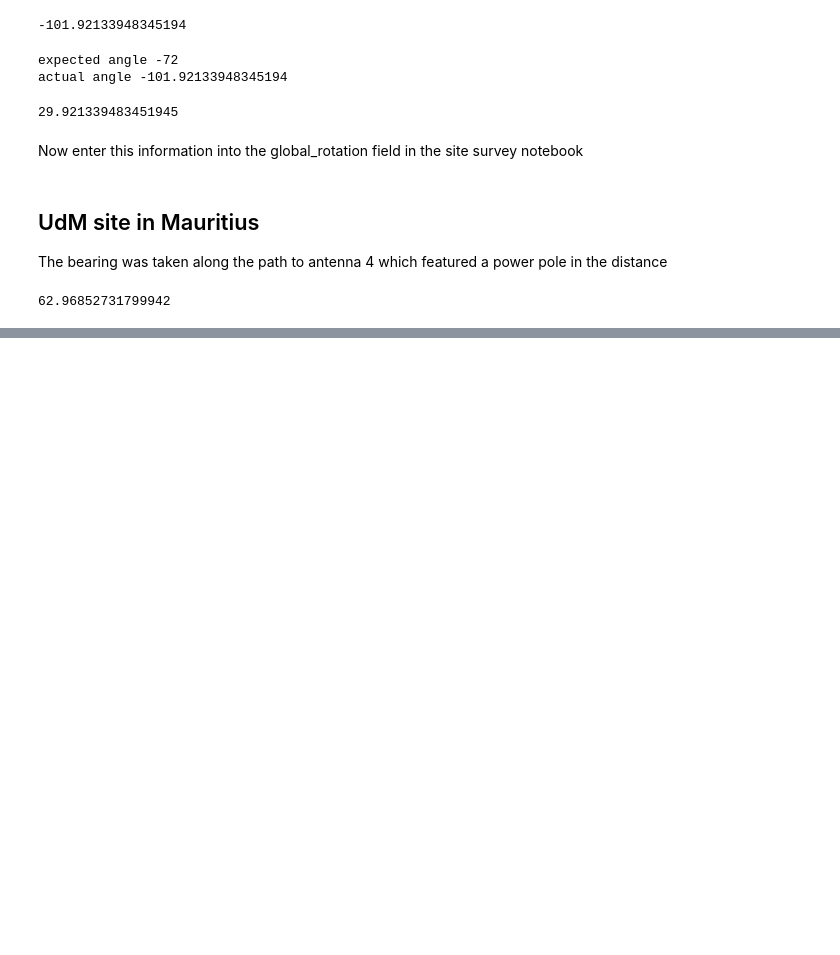
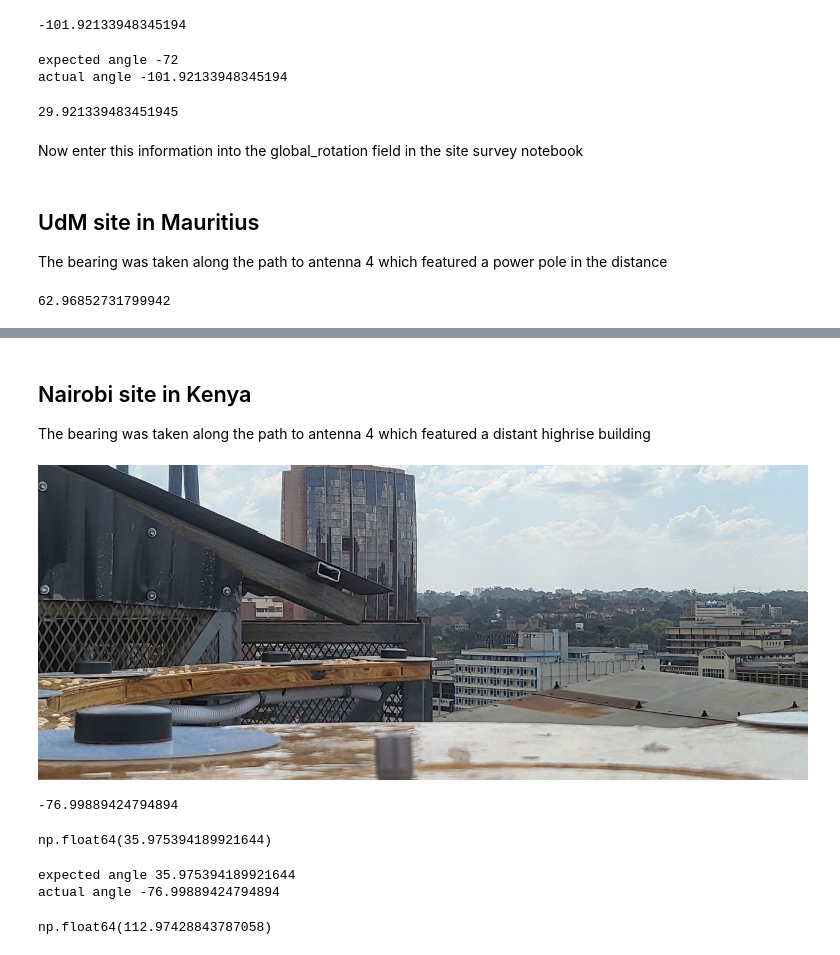
Before and after one commit to tart-telescope/position_cal, a Jupyter notebook: orient_north_arm.ipynb, the cells around one changed output, grey strips where cells are left out. Drawn from its saved outputs; the diff is of its cells as text; code cells hidden in the pictures; blank space fills up the shorter version.

Commit message:
Added kenya align

```diff
--- a/orient_north_arm.ipynb
+++ b/orient_north_arm.ipynb
@@ -93,0 +98,70 @@ actual angle 62.96852731799942
+# %% [markdown]
+## Nairobi site in Kenya
+
+The bearing was taken along the path to antenna 4 which featured a distant highrise building
+# %%
+from IPython.display import display, Image
+display(Image(filename='kenya_align.jpg'))
+# %% [output]
+[figure, added]
+# %%
+kenya_tart = [-1.2921912, 36.8255432]
+kenya_bldg = [-1.2910364936808718, 36.82057428007954]
+
+ang_tart_bldg = bearing_latlon(kenya_tart, kenya_bldg)
+
+ang_tart_bldg
+# %% [output]
+-76.99889424794894
+# %%
+# This is with antenna 5 from the tart kenya api
+# https://api.elec.ac.nz/tart/tart-kenya/api/v1/imaging/antenna_positions
+
+'''
+0
+0	0.002221387794985407
+1	0.21698375617711418
+2	0
+1
+0	0.11473277313491251
+1	0.8008395865757089
+2	0
+2
+0	0.35938221050938335
+1	1.132984385247373
+2	0
+3
+0	0.743429443130555
+1	1.335523663894854
+2	0
+4
+0	0.9983028561200842
+1	1.375287645443299
+2	0
+5
+0	0.46853775294434474
+1	0.1261336294855982
+2	0
+6
+0	0.8010061154488853
+1	0.13793474419900514
+2	0
+7
+0	1.1969123090669038
+1	0.003224298442720886
+2	0
+'''
+
+ant5 = [0.9983028561200842, 1.375287645443299, 0.0]
+x,y,z = ant5
+
+expected_angle = get_geographic_angle(x,y)
+expected_angle
+# %% [output]
+np.float64(35.975394189921644)
+# %%
+get_rotation_angle(expected_angle, ang_tart_bldg)
+# %% [output]
+expected angle 35.975394189921644
+actual angle -76.99889424794894
+np.float64(112.97428843787058)
```
Also changed, not shown: parts of 4 cells of this notebook, 1 other file.
